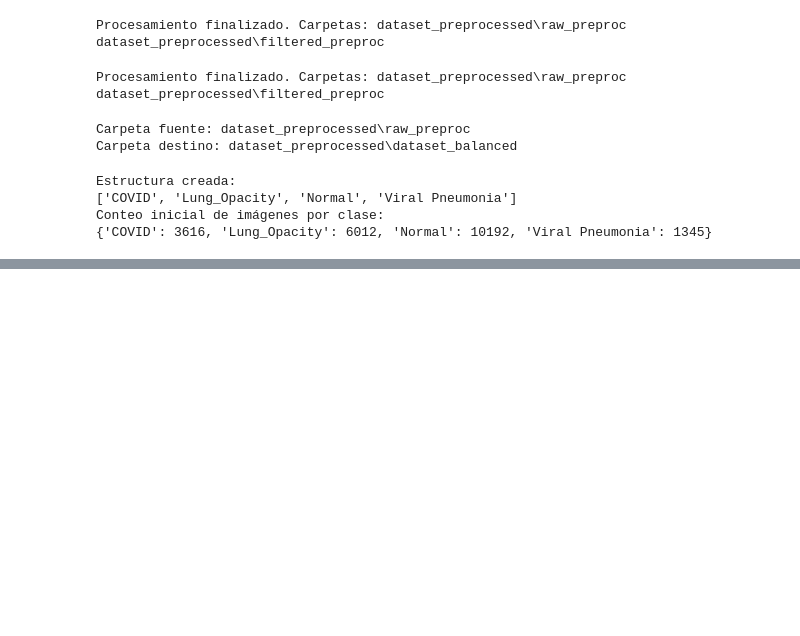
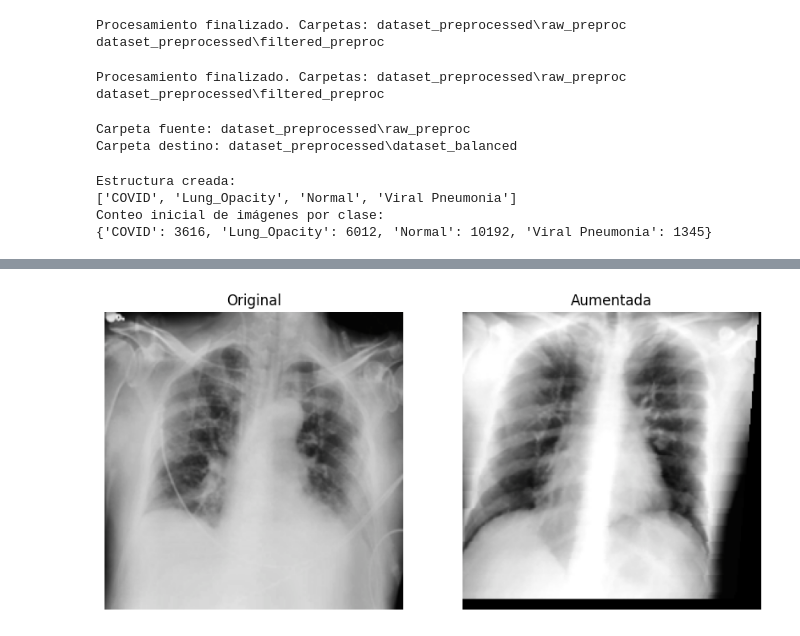
Before and after one commit to dlurena24/Proyecto2Recon, a Jupyter notebook: CNN.ipynb, the cells around one changed output, grey strips where cells are left out. Cells and saved outputs as stored; diff of their text form; code cells hidden in the pictures; blank space fills up the shorter version.

```diff
--- a/CNN.ipynb
+++ b/CNN.ipynb
@@ -252,0 +267,21 @@ Clase Viral Pneumonia: generadas 4655 imágenes nuevas.
+# %%
+sample_class = [c for c in CATEGORIES if "aug" not in c][0]
+folder = os.path.join(SOURCE_DIR, sample_class)
+files = [f for f in os.listdir(folder) if f.endswith(".png")]
+originals = [f for f in files if "aug" not in f]
+augmented = [f for f in files if "aug" in f]
+
+if originals and augmented:
+    img_o = cv2.imread(os.path.join(folder, originals[0]))
+    img_a = cv2.imread(os.path.join(folder, augmented[0]))
+    img_o = cv2.cvtColor(img_o, cv2.COLOR_BGR2RGB)
+    img_a = cv2.cvtColor(img_a, cv2.COLOR_BGR2RGB)
+
+    plt.figure(figsize=(10,5))
+    plt.subplot(1,2,1); plt.imshow(img_o); plt.title("Original"); plt.axis('off')
+    plt.subplot(1,2,2); plt.imshow(img_a); plt.title("Aumentada"); plt.axis('off')
+    plt.show()
+else:
+    print("No se encontraron imágenes aumentadas para mostrar.")
+# %% [output]
+[figure, added]
```
Also changed, not shown: parts of 2 cells of this notebook.
